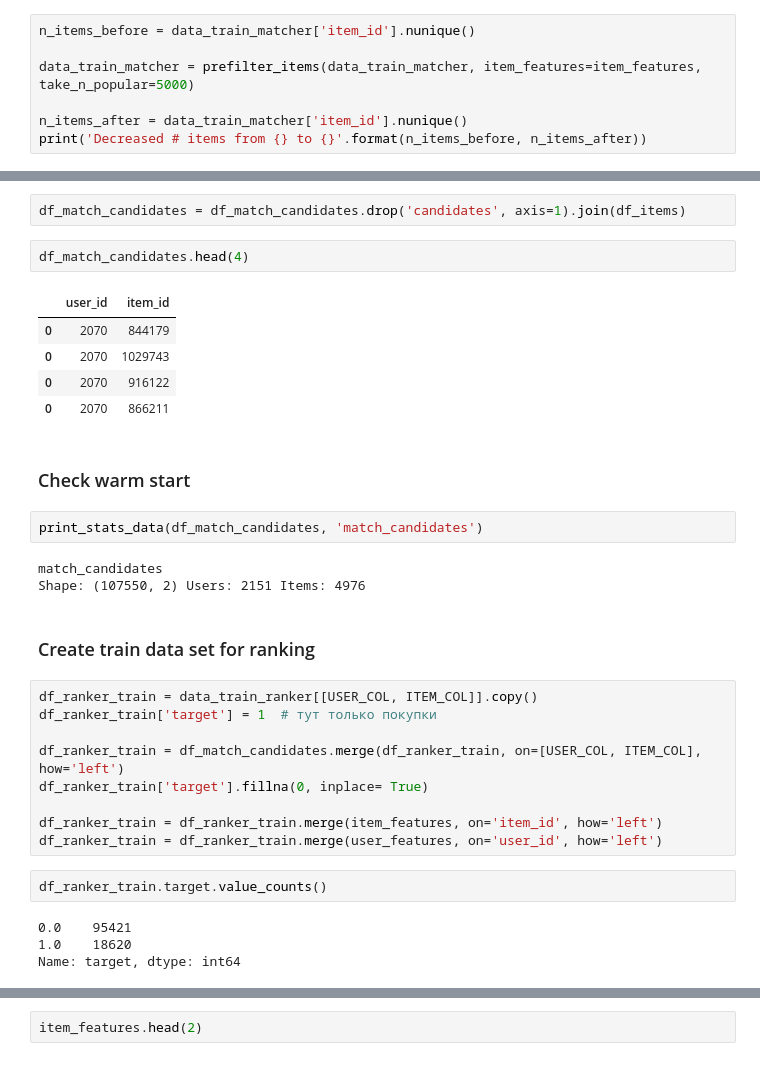
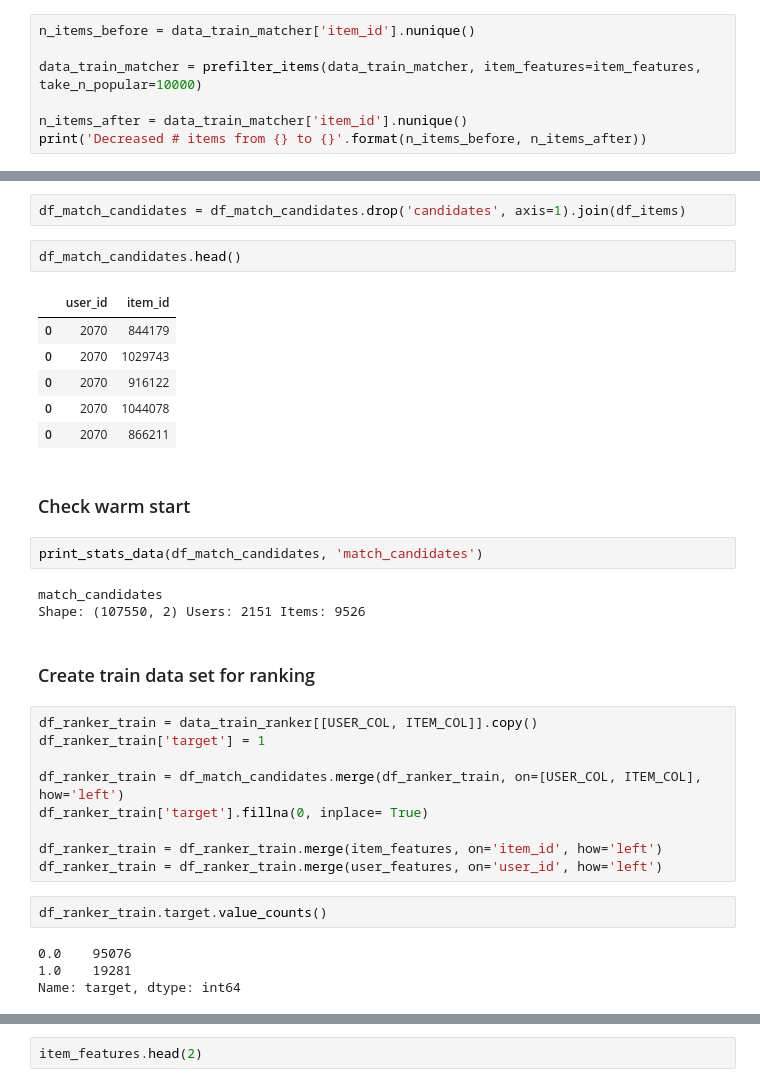
Before and after one commit to albul-k/gb_recommender_systems, a Jupyter notebook: task.ipynb, the cells around one changed output, grey strips where cells are left out. Drawn from its saved outputs; the diff is of its cells as text.

```diff
--- a/task.ipynb
+++ b/task.ipynb
@@ -97,7 +97,7 @@ data_train_matcher.head(2)
 # %%
 n_items_before = data_train_matcher['item_id'].nunique()
 
-data_train_matcher = prefilter_items(data_train_matcher, item_features=item_features, take_n_popular=5000)
+data_train_matcher = prefilter_items(data_train_matcher, item_features=item_features, take_n_popular=10000)
 
 n_items_after = data_train_matcher['item_id'].nunique()
 print('Decreased # items from {} to {}'.format(n_items_before, n_items_after))
@@ -296,12 +276,13 @@ df_items.name = 'item_id'
 # %%
 df_match_candidates = df_match_candidates.drop('candidates', axis=1).join(df_items)
 # %%
-df_match_candidates.head(4)
+df_match_candidates.head()
 # %% [output]
 |  | user_id | item_id |
 | 0 | 2070 | 844179 |
 | 0 | 2070 | 1029743 |
 | 0 | 2070 | 916122 |
+| 0 | 2070 | 1044078 |
 | 0 | 2070 | 866211 |
 # %% [markdown]
 ### Check warm start
@@ -309,12 +290,12 @@ df_match_candidates.head(4)
 print_stats_data(df_match_candidates, 'match_candidates')
 # %% [output]
 match_candidates
-Shape: (107550, 2) Users: 2151 Items: 4976
+Shape: (107550, 2) Users: 2151 Items: 9526
 # %% [markdown]
 ### Create train data set for ranking
 # %%
 df_ranker_train = data_train_ranker[[USER_COL, ITEM_COL]].copy()
-df_ranker_train['target'] = 1  # тут только покупки
+df_ranker_train['target'] = 1
 
 df_ranker_train = df_match_candidates.merge(df_ranker_train, on=[USER_COL, ITEM_COL], how='left')
 df_ranker_train['target'].fillna(0, inplace= True)
@@ -324,8 +305,8 @@ df_ranker_train = df_ranker_train.merge(user_features, on='user_id', how='left')
 # %%
 df_ranker_train.target.value_counts()
 # %% [output]
-0.0    95421
-1.0    18620
+0.0    95076
+1.0    19281
 Name: target, dtype: int64
 # %%
 df_ranker_train.head(2)
```
Also changed, not shown: parts of 22 cells of this notebook.
